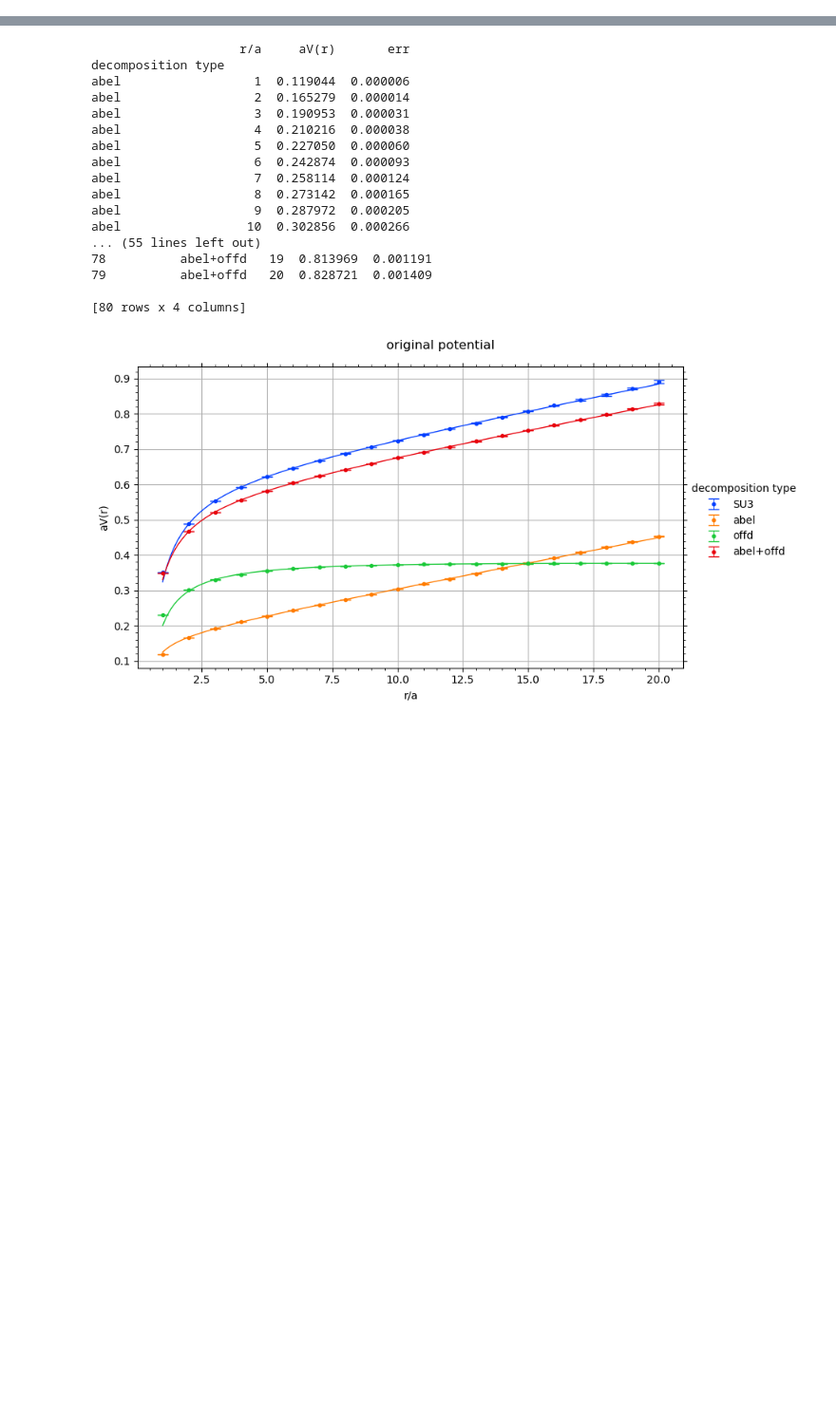
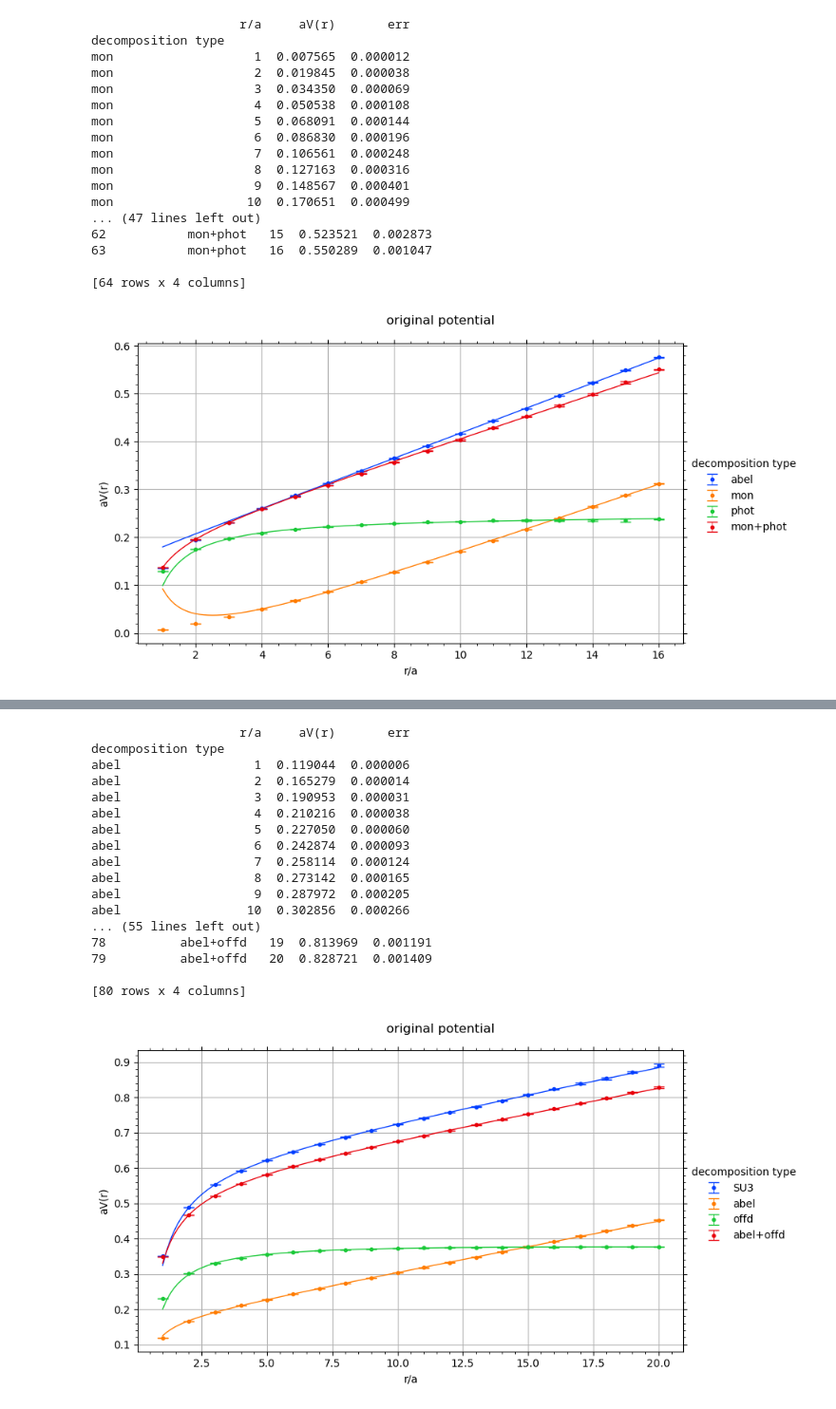
Before and after one commit to ilyakudrov/observables, a Jupyter notebook: python_jupyter/potential/potential_decomposition.ipynb, the cells around one changed output, grey strips where cells are left out. Shown at 95% size. Saved outputs shown, nothing was run; the diff lists cells and outputs as text; code cells hidden in the pictures; blank space fills up the shorter version.

```diff
--- a/python_jupyter/potential/potential_decomposition.ipynb
+++ b/python_jupyter/potential/potential_decomposition.ipynb
@@ -24,0 +160,21 @@ warnings.simplefilter("ignore", RuntimeWarning)
+# %%
+potential_decomposition_su3_mon_phot('32^4', 10, 10, 6.2, 'steps_0/copies=20', 31, copy=0)
+# %% [output]
+                    r/a     aV(r)       err
+decomposition type
+mon                   1  0.007565  0.000012
+mon                   2  0.019845  0.000038
+mon                   3  0.034350  0.000069
+mon                   4  0.050538  0.000108
+mon                   5  0.068091  0.000144
+mon                   6  0.086830  0.000196
+mon                   7  0.106561  0.000248
+mon                   8  0.127163  0.000316
+mon                   9  0.148567  0.000401
+mon                  10  0.170651  0.000499
+... (47 lines left out)
+62           mon+phot   15  0.523521  0.002873
+63           mon+phot   16  0.550289  0.001047
+
+[64 rows x 4 columns]
+[figure, added]
```
Also changed, not shown: parts of 25 cells of this notebook, 3 other files.
